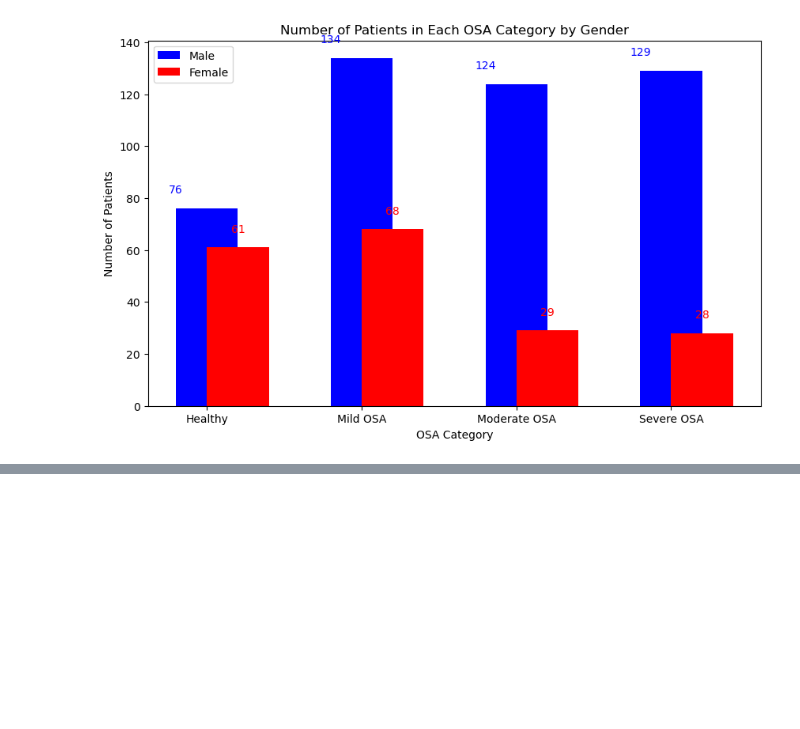
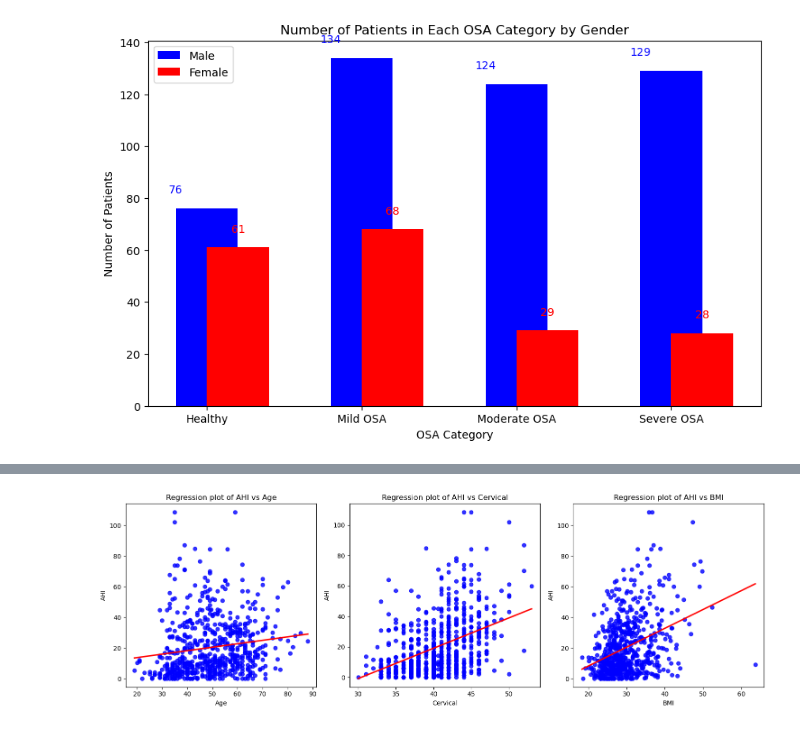
Before and after one commit to VicBracke/_Repo_ML_Project, a Jupyter notebook: OSA_CaseStudy/2_Exploratory_Data_Analysis.ipynb, the cells around one changed output, grey strips where cells are left out. Cells and saved outputs as stored; diff of their text form; code cells hidden in the pictures; blank space fills up the shorter version.

Commit message:
Adding EDA for both regression and classification

```diff
--- a/OSA_CaseStudy/2_Exploratory_Data_Analysis.ipynb
+++ b/OSA_CaseStudy/2_Exploratory_Data_Analysis.ipynb
@@ -609,0 +638,16 @@ plt.show()
+# %%
+fig, ax = plt.subplots(1, 3, figsize=(15, 5))
+
+sns.regplot(x='Age', y='AHI', data=df_reg, ax=ax[0], ci=False, scatter_kws={'color': 'blue'}, line_kws={'color': 'red'})
+ax[0].set_title('Regression plot of AHI vs Age')
+
+sns.regplot(x='Cervical', y='AHI', data=df_reg, ax=ax[1], ci=False, scatter_kws={'color': 'blue'}, line_kws={'color': 'red'})
+ax[1].set_title('Regression plot of AHI vs Cervical')
+
+sns.regplot(x='BMI', y='AHI', data=df_reg, ax=ax[2], ci=False, scatter_kws={'color': 'blue'}, line_kws={'color': 'red'})
+ax[2].set_title('Regression plot of AHI vs BMI')
+
+plt.tight_layout()
+plt.show()
+# %% [output]
+[figure, added]
```
Also changed, not shown: parts of 8 cells of this notebook.
